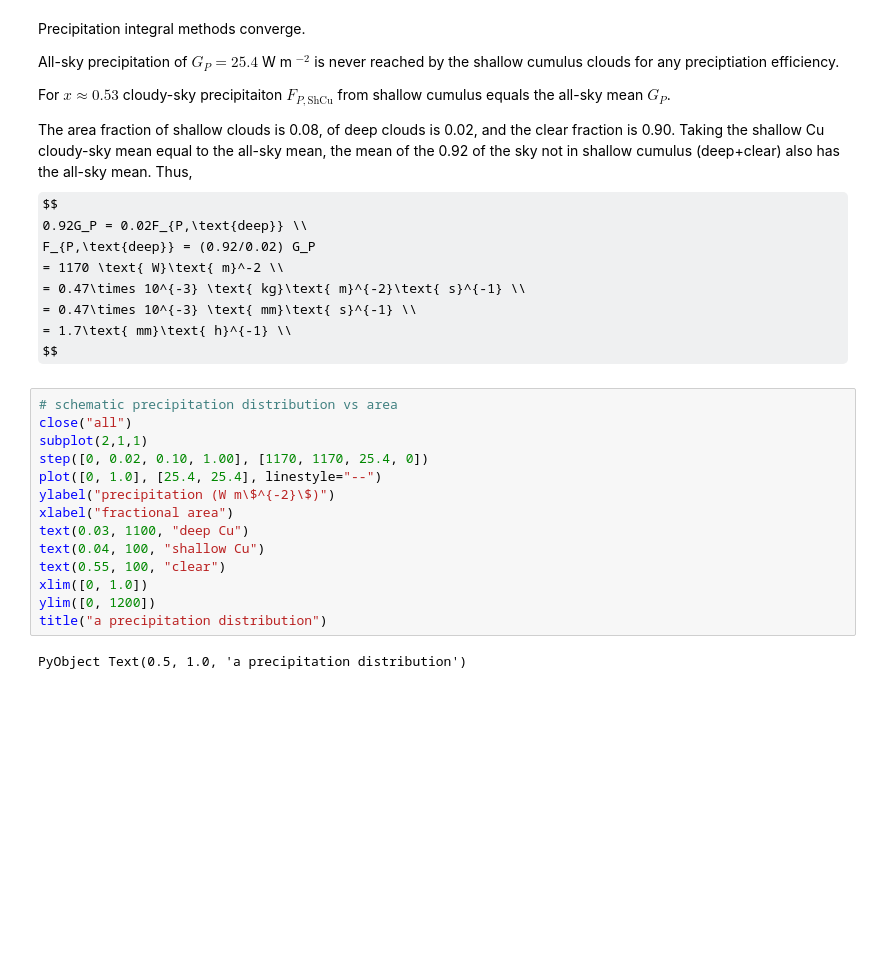
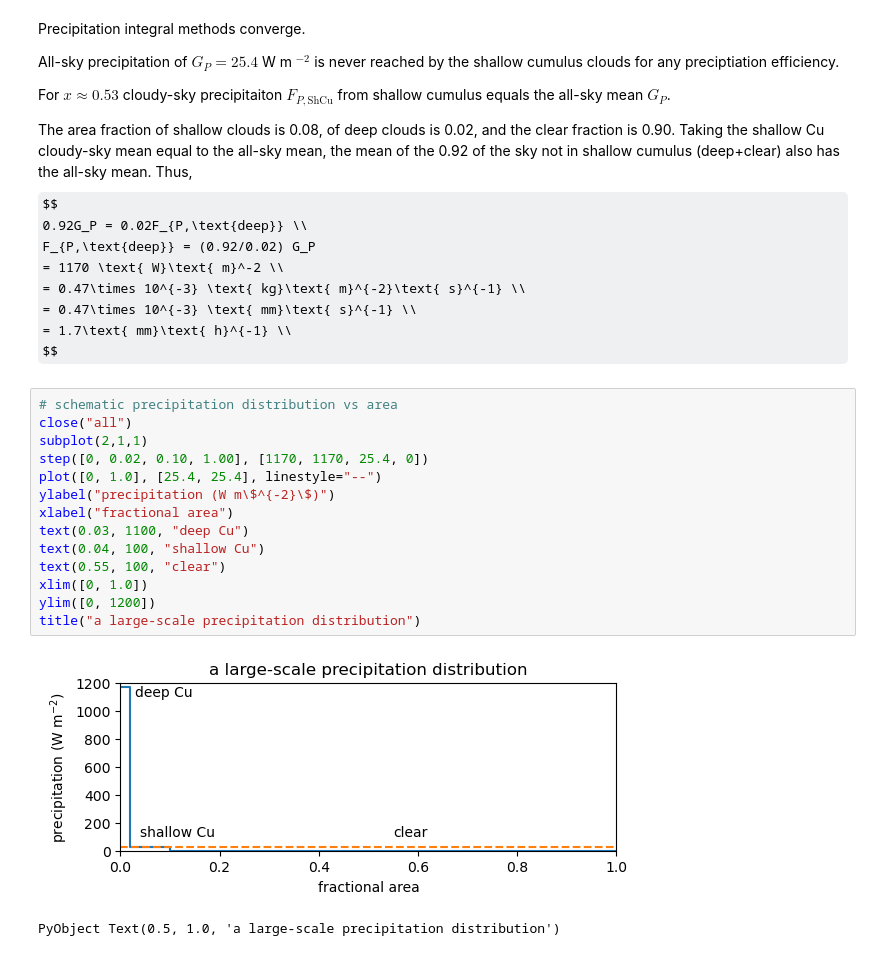
Before and after one commit to deszoeke/trade-cu-model, a Jupyter notebook: src/julia/flux-model.ipynb, the cells around one changed output. Saved outputs shown, nothing was run; the diff lists cells and outputs as text; some formulas as TeX source; blank space fills up the shorter version.

```diff
--- a/src/julia/flux-model.ipynb
+++ b/src/julia/flux-model.ipynb
@@ -1278,19 +1266,20 @@ $$
 # %%
 # schematic precipitation distribution vs area
 close("all")
 subplot(2,1,1)
 step([0, 0.02, 0.10, 1.00], [1170, 1170, 25.4, 0])
 plot([0, 1.0], [25.4, 25.4], linestyle="--")
 ylabel("precipitation (W m\$^{-2}\$)")
 xlabel("fractional area")
 text(0.03, 1100, "deep Cu")
 text(0.04, 100, "shallow Cu")
 text(0.55, 100, "clear")
 xlim([0, 1.0])
 ylim([0, 1200])
-title("a precipitation distribution")
+title("a large-scale precipitation distribution")
 # %% [output]
+[figure, added]
-PyObject Text(0.5, 1.0, 'a precipitation distribution')
+PyObject Text(0.5, 1.0, 'a large-scale precipitation distribution')
 # %%
 # plot example qt-qm for one precip efficiency
 
```
Also changed, not shown: parts of 14 cells of this notebook, 1 other file.
